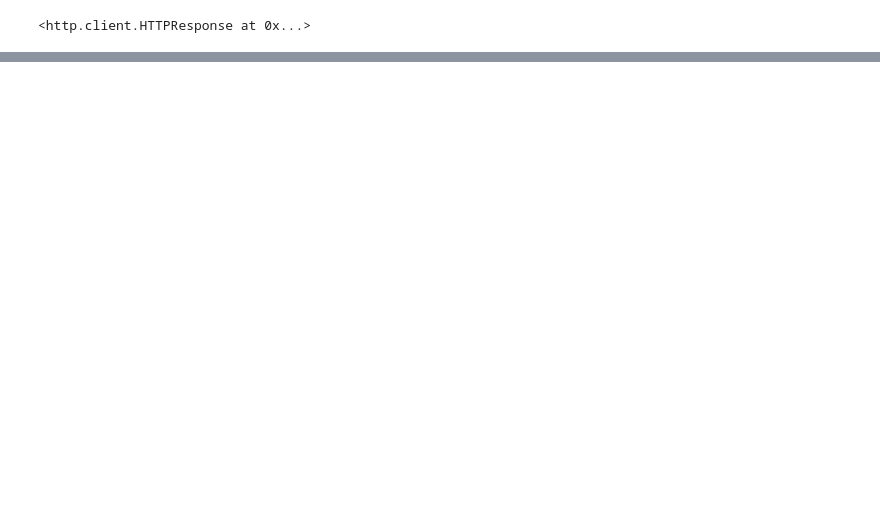
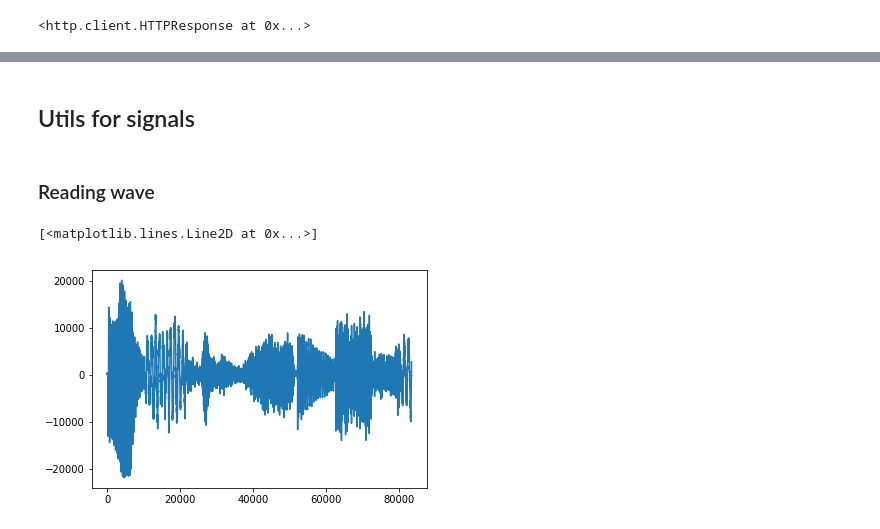
Before and after one commit to lambdaofgod/api-examples, a Jupyter notebook: Freesound.ipynb, the cells around one changed output, grey strips where cells are left out. Drawn from its saved outputs; the diff is of its cells as text; code cells hidden in the pictures; blank space fills up the shorter version.

```diff
--- a/Freesound.ipynb
+++ b/Freesound.ipynb
@@ -31,3 +40,5 @@ preview_file_path, __ = results[1].retrieve_preview('/tmp')
 Audio(filename=preview_file_path)
 # %% [output]
 [interactive output not drawn]
+# %% [markdown]
+## Utils for signals
@@ -33,0 +59,12 @@ Audio(filename=preview_file_path)
+# %% [markdown]
+### Reading wave
+# %%
+audio_segment = AudioSegment.from_mp3(preview_file_path)
+audio_segment.export('/tmp/example_wave.wav', format='wav')
+
+fs, wave = wavfile.read('/tmp/example_wave.wav')
+# %%
+plt.plot(wave[:, 0])
+# %% [output]
+[<matplotlib.lines.Line2D at 0x...>]
+[figure, added]
```
Also changed, not shown: parts of 7 cells of this notebook.
